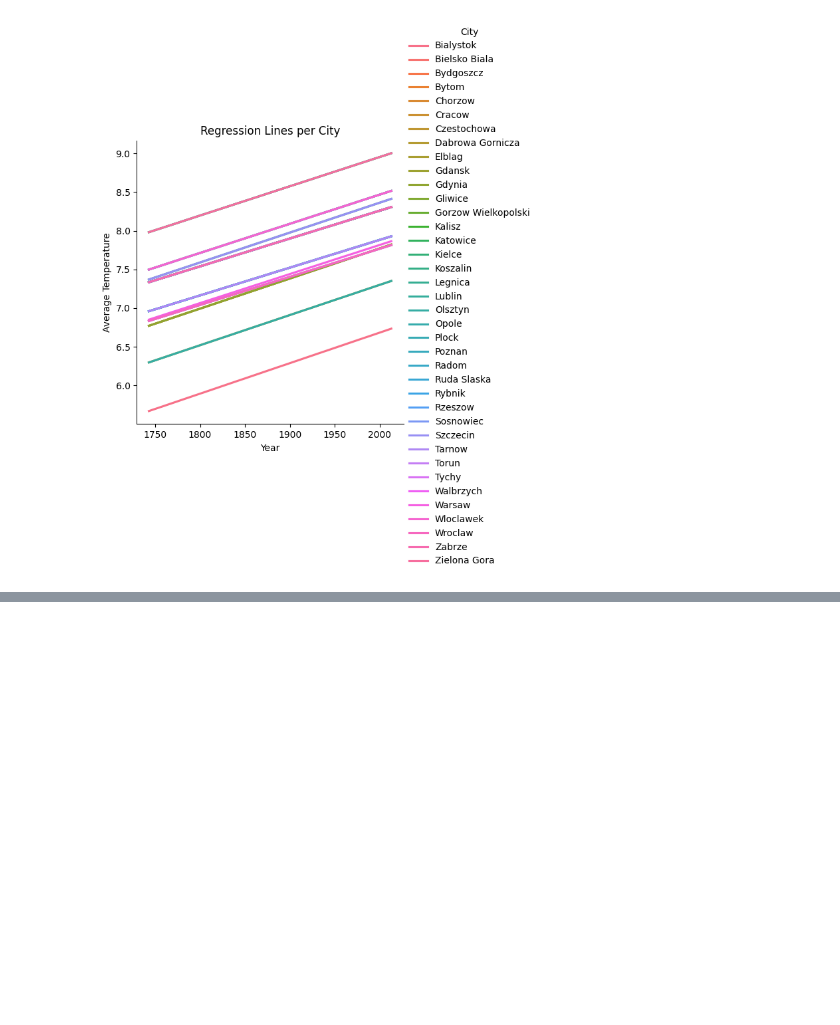
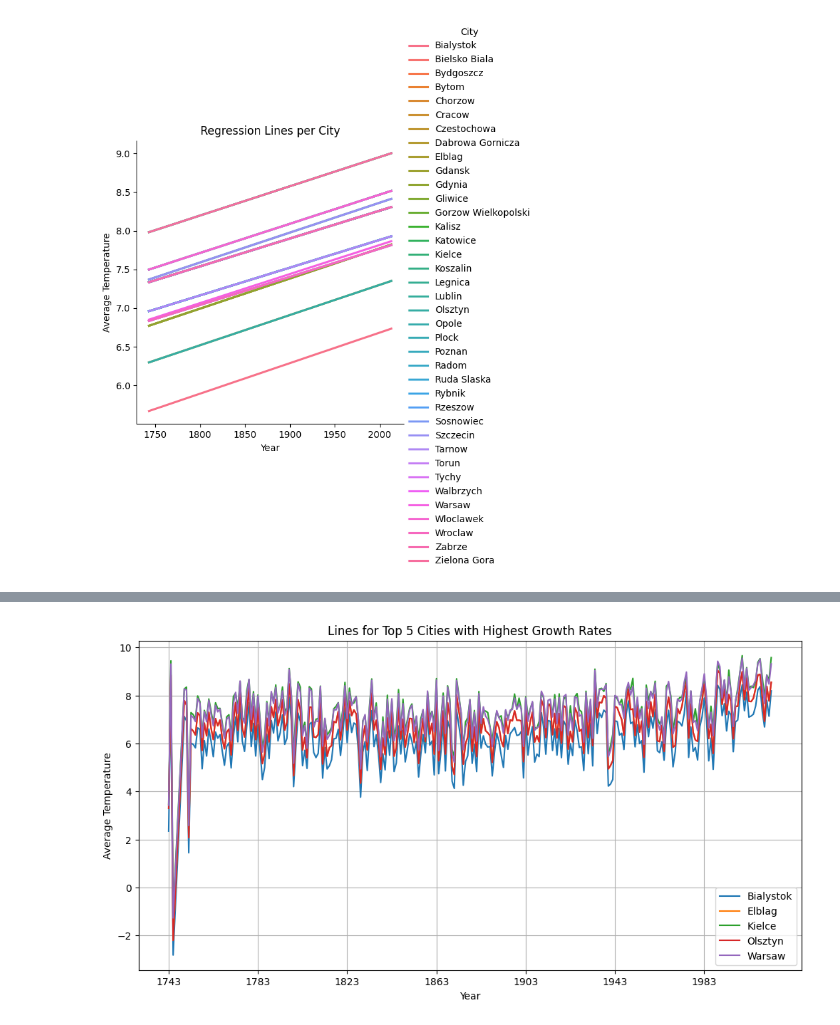
Before and after one commit to mattkuc/climate_change, a Jupyter notebook: climate_in_cities.ipynb, the cells around one changed output, grey strips where cells are left out. Drawn from its saved outputs; the diff is of its cells as text; code cells hidden in the pictures; blank space fills up the shorter version.

```diff
--- a/climate_in_cities.ipynb
+++ b/climate_in_cities.ipynb
@@ -164,0 +165,40 @@ plt.show()
+# %%
+# Calculate the regression slope for each city and the growth rate of each slope
+city_slopes = {}
+for city, data in df_cleaned.groupby('City'):
+    x = data['Year']
+    y = data['AverageTemperature']
+    slope, _ = np.polyfit(x, y, 1)
+    growth_rate = (slope - y.iloc[0]) / (x.iloc[-1] - x.iloc[0])
+    city_slopes[city] = growth_rate
+
+# Sort cities by their growth rate values and select the top 5 cities
+top_5_growth_cities = sorted(city_slopes, key=city_slopes.get, reverse=True)[:5]
+
+# Filter the 'df_cleaned' DataFrame to include only the top 5 cities with highest growth rates
+df_top_5_growth_cities = df_cleaned[df_cleaned['City'].isin(top_5_growth_cities)]
+
+# Create the plot with regression lines for the top 5 cities with highest growth rates
+plt.figure(figsize=(12, 6))  # Set the figure width to 12 inches
+for city, data in df_top_5_growth_cities.groupby('City'):
+    sns.lineplot(data=data, x='Year', y='AverageTemperature', label=city,errorbar=None)
+
+    # Add year legend to the last value of each regression line
+    last_year = data['Year'].iloc[-1]
+    last_temp = data['AverageTemperature'].iloc[-1]
+    plt.annotate(last_year, xy=(last_year, last_temp), xytext=(5, -5), textcoords='offset points')
+
+# Add labels and title
+plt.xlabel('Year')
+plt.ylabel('Average Temperature')
+plt.title('Lines for Top 5 Cities with Highest Growth Rates')
+
+# Set x-axis ticker interval to show every 40 years
+plt.xticks(np.arange(df_cleaned['Year'].min(), df_cleaned['Year'].max() + 1, 40))
+
+# Show the plot
+plt.legend()
+plt.grid(True)  # Add grid lines to the plot
+plt.show()
+# %% [output]
+[figure, added]
```
Also changed, not shown: parts of 2 cells of this notebook.
